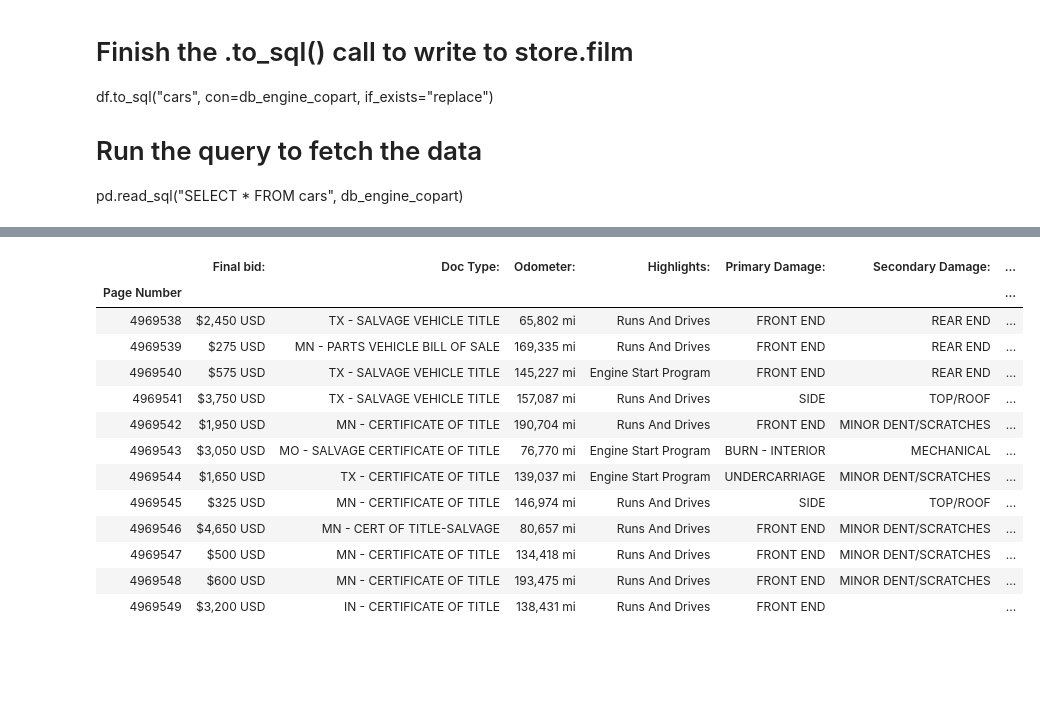
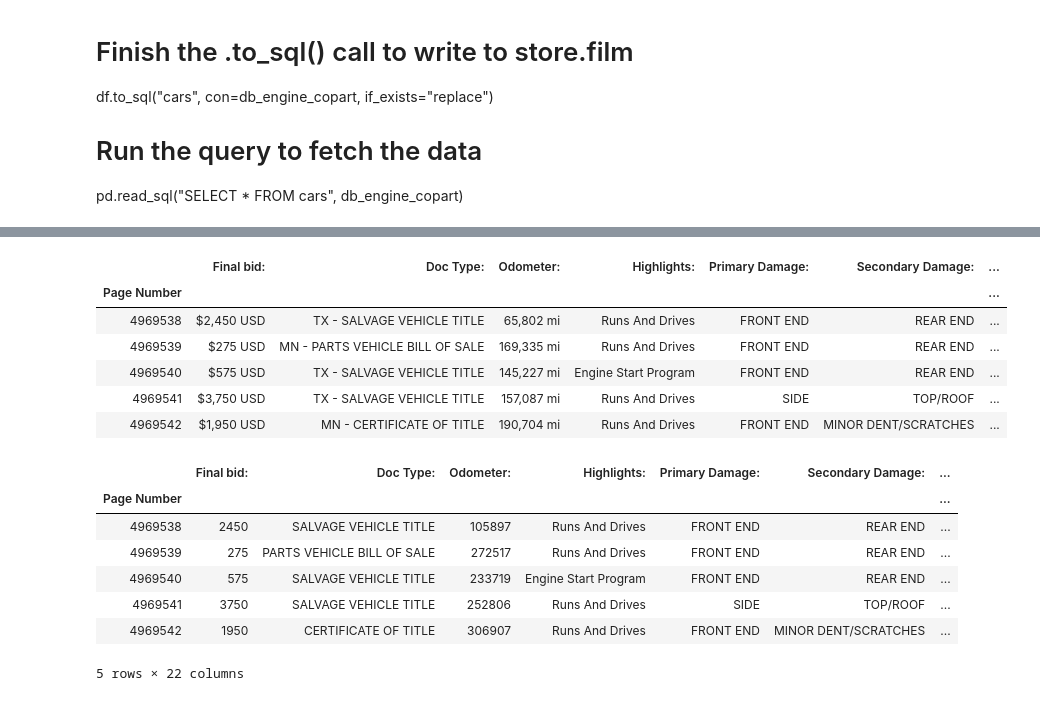
Before and after one commit to SzymonGaj/JupyterCopart, a Jupyter notebook: ETL.ipynb, the cells around one changed output, grey strips where cells are left out. Cells and saved outputs as stored; diff of their text form; code cells hidden in the pictures; blank space fills up the shorter version.

```diff
--- a/ETL.ipynb
+++ b/ETL.ipynb
@@ -306,21 +310,25 @@ def transform(df):
 # %%
 df_test = df.copy()
 # %%
-df
+df.head()
 # %% [output]
 |  | Final bid: | Doc Type: | Odometer: | Highlights: | Primary Damage: | Secondary Damage: | ... |
 | Page Number |  |  |  |  |  |  | ... |
 | 4969538 | $2,450 USD | TX - SALVAGE VEHICLE TITLE | 65,802 mi | Runs And Drives | FRONT END | REAR END | ... |
 | 4969539 | $275 USD | MN - PARTS VEHICLE BILL OF SALE | 169,335 mi | Runs And Drives | FRONT END | REAR END | ... |
 | 4969540 | $575 USD | TX - SALVAGE VEHICLE TITLE | 145,227 mi | Engine Start Program | FRONT END | REAR END | ... |
 | 4969541 | $3,750 USD | TX - SALVAGE VEHICLE TITLE | 157,087 mi | Runs And Drives | SIDE | TOP/ROOF | ... |
 | 4969542 | $1,950 USD | MN - CERTIFICATE OF TITLE | 190,704 mi | Runs And Drives | FRONT END | MINOR DENT/SCRATCHES | ... |
-| 4969543 | $3,050 USD | MO - SALVAGE CERTIFICATE OF TITLE | 76,770 mi | Engine Start Program | BURN - INTERIOR | MECHANICAL | ... |
-| 4969544 | $1,650 USD | TX - CERTIFICATE OF TITLE | 139,037 mi | Engine Start Program | UNDERCARRIAGE | MINOR DENT/SCRATCHES | ... |
-| 4969545 | $325 USD | MN - CERTIFICATE OF TITLE | 146,974 mi | Runs And Drives | SIDE | TOP/ROOF | ... |
-| 4969546 | $4,650 USD | MN - CERT OF TITLE-SALVAGE | 80,657 mi | Runs And Drives | FRONT END | MINOR DENT/SCRATCHES | ... |
-| 4969547 | $500 USD | MN - CERTIFICATE OF TITLE | 134,418 mi | Runs And Drives | FRONT END | MINOR DENT/SCRATCHES | ... |
-| 4969548 | $600 USD | MN - CERTIFICATE OF TITLE | 193,475 mi | Runs And Drives | FRONT END | MINOR DENT/SCRATCHES | ... |
-| 4969549 | $3,200 USD | IN - CERTIFICATE OF TITLE | 138,431 mi | Runs And Drives | FRONT END |  | ... |
 # %%
 transformed = transform(df_test)
+# %%
+transformed.head()
+# %% [output]
+|  | Final bid: | Doc Type: | Odometer: | Highlights: | Primary Damage: | Secondary Damage: | ... |
+| Page Number |  |  |  |  |  |  | ... |
+| 4969538 | 2450 | SALVAGE VEHICLE TITLE | 105897 | Runs And Drives | FRONT END | REAR END | ... |
+| 4969539 | 275 | PARTS VEHICLE BILL OF SALE | 272517 | Runs And Drives | FRONT END | REAR END | ... |
+| 4969540 | 575 | SALVAGE VEHICLE TITLE | 233719 | Engine Start Program | FRONT END | REAR END | ... |
+| 4969541 | 3750 | SALVAGE VEHICLE TITLE | 252806 | Runs And Drives | SIDE | TOP/ROOF | ... |
+| 4969542 | 1950 | CERTIFICATE OF TITLE | 306907 | Runs And Drives | FRONT END | MINOR DENT/SCRATCHES | ... |
+5 rows × 22 columns
```
Also changed, not shown: parts of 4 cells of this notebook.
